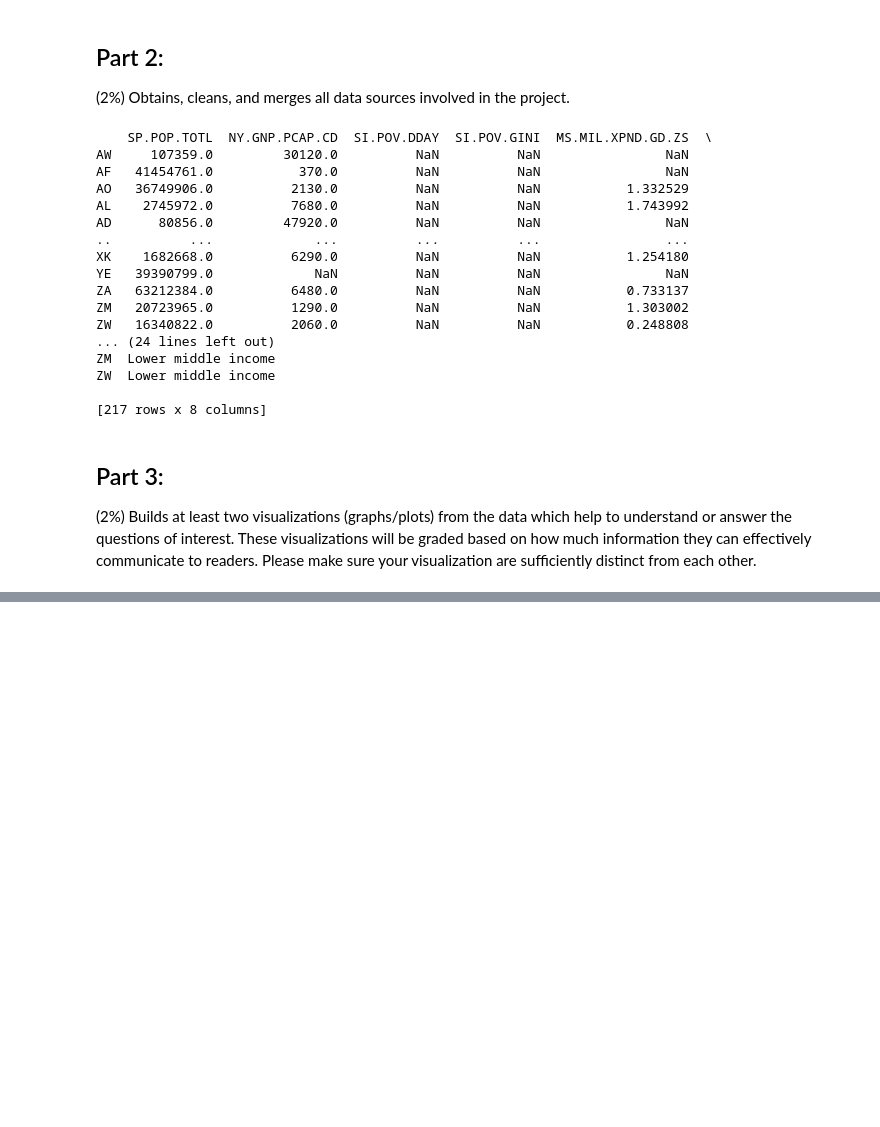
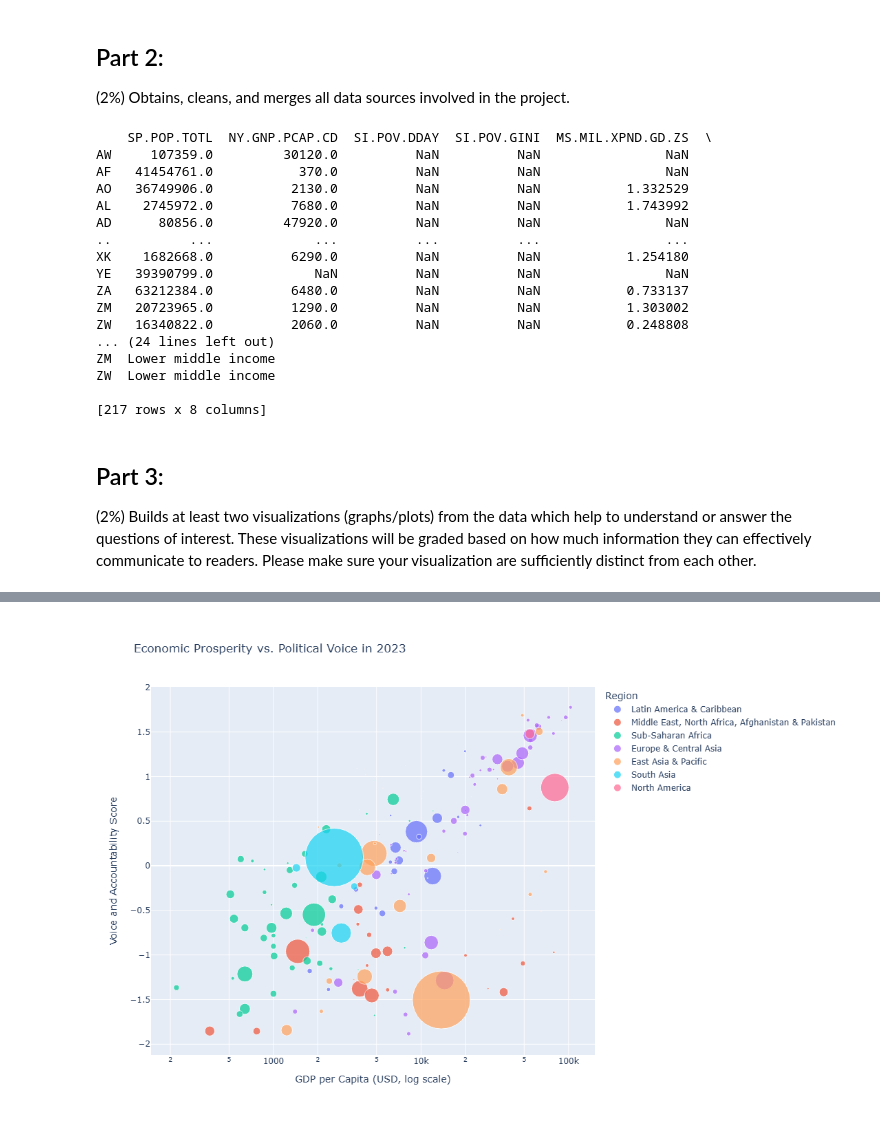
Before and after one commit to c0linhu1/Analyzing-Global-Well-Being-Through-Economic-and-Political-Indicators, a Jupyter notebook: PHASE2.ipynb, the cells around one changed output, grey strips where cells are left out. Saved outputs shown, nothing was run; the diff lists cells and outputs as text; code cells hidden in the pictures; blank space fills up the shorter version.

```diff
--- a/PHASE2.ipynb
+++ b/PHASE2.ipynb
@@ -181,3 +180,61 @@ ZW  Lower middle income
 # %% [markdown]
 ## Part 3:
 (2\%) Builds at least two visualizations (graphs/plots) from the data which help to understand or answer the questions of interest. These visualizations will be graded based on how much information they can effectively communicate to readers. Please make sure your visualization are sufficiently distinct from each other.
+# %%
+import pandas as pd
+import plotly.express as px
+import numpy as np
+
+# put the csv back into a DataFrame
+df = pd.read_csv('world_bank_data_2023.csv', index_col=0)
+
+# Clean the data and remove rows with missing values for variables we're using
+df_clean = df.dropna(subset=['NY.GNP.PCAP.CD', 'VA.EST', 'SP.POP.TOTL'])
+
+# Create the scatter plot, using GDP per Capita as X, Voice and Accountability Scores as Y, color-code each country's point by region,
+# use bubble size to depict the population size of the country, and create hover data for each point/country
+fig = px.scatter(
+    df_clean,
+    x='NY.GNP.PCAP.CD',
+    y='VA.EST',
+    size='SP.POP.TOTL',
+    color='region',
+    hover_name=df_clean.index,
+    hover_data={
+        'NY.GNP.PCAP.CD': ':,.0f',
+        'VA.EST': ':.3f',
+        'SP.POP.TOTL': ':,.0f',
+        'incomeLevel': True,
+        'region': False
+    },
+    labels={
+        'NY.GNP.PCAP.CD': 'GDP per Capita (USD)',
+        'VA.EST': 'Voice and Accountability Score',
+        'SP.POP.TOTL': 'Population',
+        'region': 'Region',
+        'incomeLevel': 'Income Level'
+    },
+    title='Economic Prosperity vs. Political Voice in 2023',
+    size_max=60,
+    opacity=0.7
+)
+
+
+# Fixed layout so it looks better and switch to log scale for x-axis due to GDP values on differing levels of scale
+fig.update_layout(
+    width=1200,
+    height=700,
+    font=dict(size=12),
+    legend=dict(
+        title=dict(text='Region', font=dict(size=14)),
+        orientation='v',
+        yanchor='top',
+        y=1,
+        xanchor='left',
+        x=1.02
+    ),
+    hovermode='closest')
+fig.update_xaxes(type='log', title='GDP per Capita (USD, log scale)')
+
+fig.show()
+# %% [output]
@@ -183,0 +242 @@ ZW  Lower middle income
+[figure, added]
```
Also changed, not shown: parts of 6 cells of this notebook.
